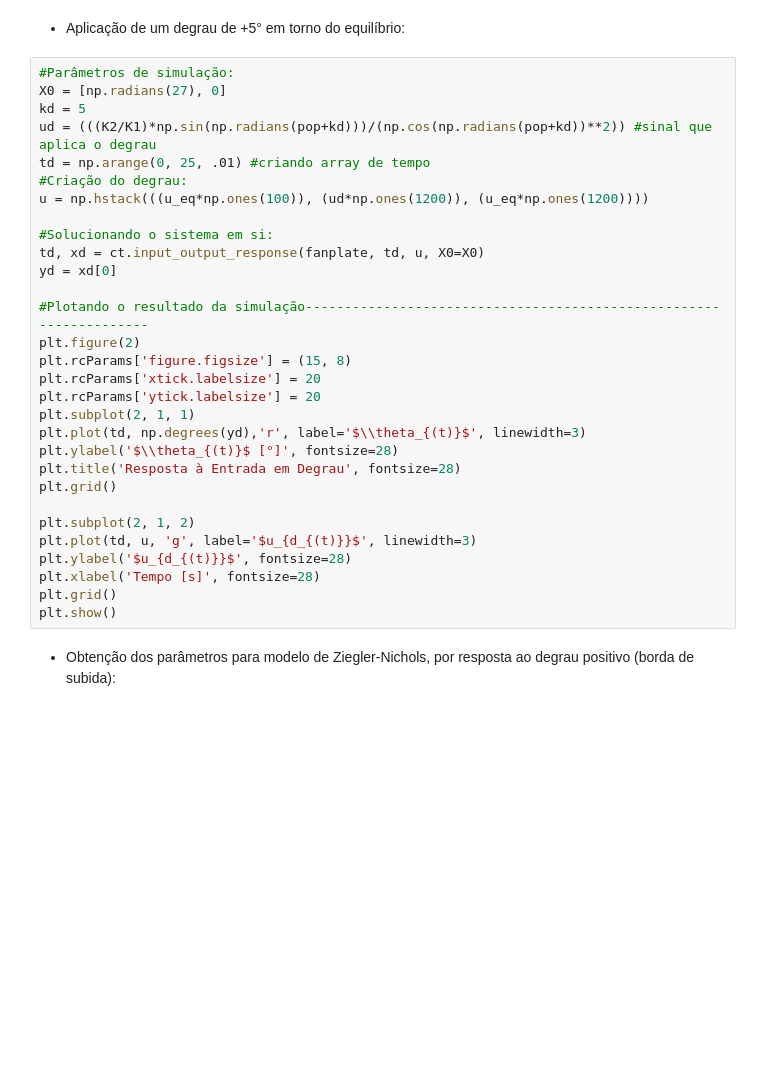
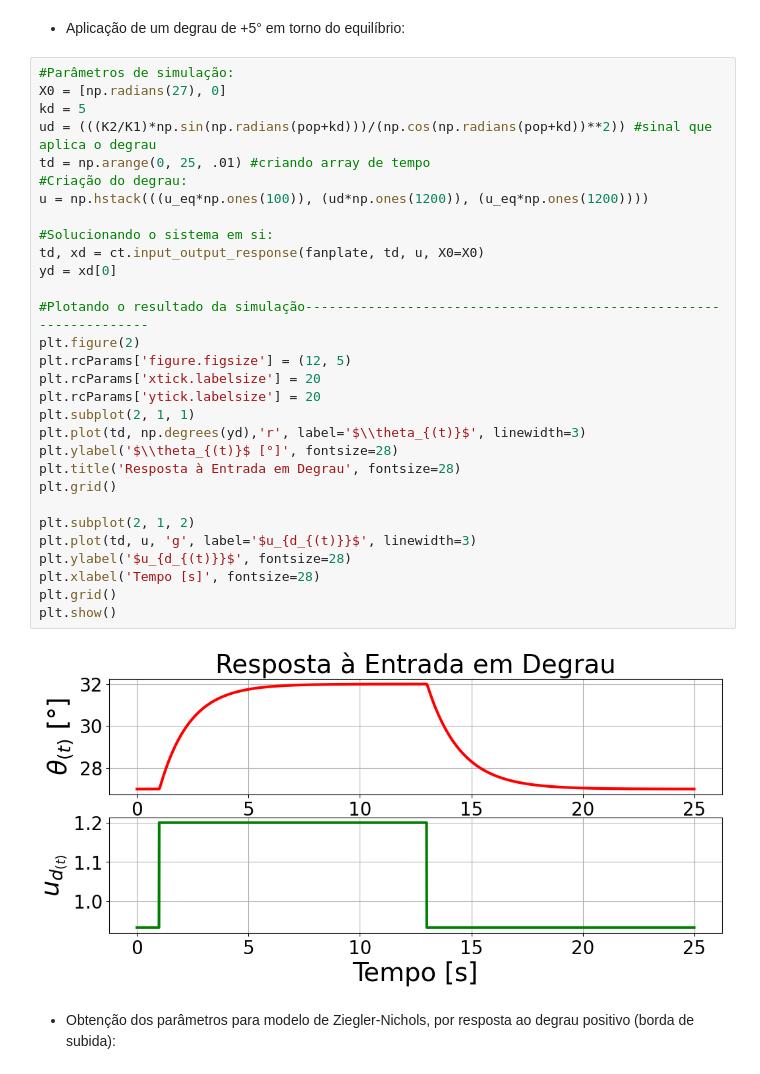
Before and after one commit to ErickNMA/LAS, a Jupyter notebook: guias67/guia6.ipynb, the cells around one changed output. Saved outputs shown, nothing was run; the diff lists cells and outputs as text; blank space fills up the shorter version.

```diff
--- a/guias67/guia6.ipynb
+++ b/guias67/guia6.ipynb
@@ -97,33 +99,35 @@ plt.show()
 # %%
 #Parâmetros de simulação:
 X0 = [np.radians(27), 0]
 kd = 5
 ud = (((K2/K1)*np.sin(np.radians(pop+kd)))/(np.cos(np.radians(pop+kd))**2)) #sinal que aplica o degrau
 td = np.arange(0, 25, .01) #criando array de tempo
 #Criação do degrau:
 u = np.hstack(((u_eq*np.ones(100)), (ud*np.ones(1200)), (u_eq*np.ones(1200))))
 
 #Solucionando o sistema em si:
 td, xd = ct.input_output_response(fanplate, td, u, X0=X0)
 yd = xd[0]
 
 #Plotando o resultado da simulação-------------------------------------------------------------------
 plt.figure(2)
-plt.rcParams['figure.figsize'] = (15, 8)
+plt.rcParams['figure.figsize'] = (12, 5)
 plt.rcParams['xtick.labelsize'] = 20
 plt.rcParams['ytick.labelsize'] = 20
 plt.subplot(2, 1, 1)
 plt.plot(td, np.degrees(yd),'r', label='$\\theta_{(t)}$', linewidth=3)
 plt.ylabel('$\\theta_{(t)}$ [°]', fontsize=28)
 plt.title('Resposta à Entrada em Degrau', fontsize=28)
 plt.grid()
 
 plt.subplot(2, 1, 2)
 plt.plot(td, u, 'g', label='$u_{d_{(t)}}$', linewidth=3)
 plt.ylabel('$u_{d_{(t)}}$', fontsize=28)
 plt.xlabel('Tempo [s]', fontsize=28)
 plt.grid()
 plt.show()
+# %% [output]
+[figure, added]
 # %% [markdown]
 * Obtenção dos parâmetros para modelo de Ziegler-Nichols, por resposta ao degrau positivo (borda de subida):
 # %%
```
Also changed, not shown: parts of 9 cells of this notebook.
